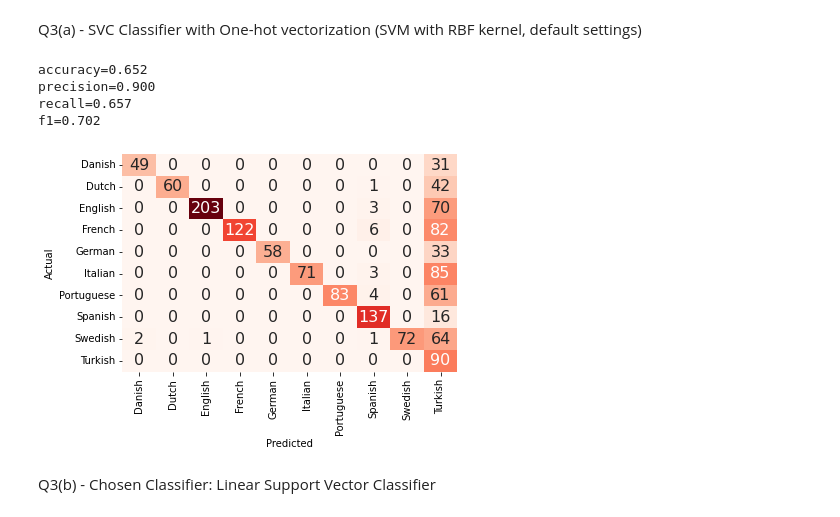
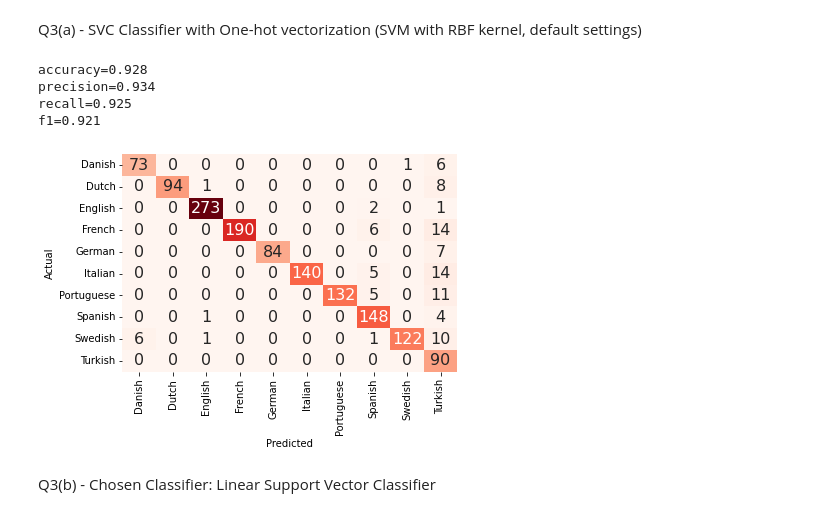
Before and after one commit to gianmarcocrn/language-detection-text-classifier, a Jupyter notebook: language_classifier.ipynb, the cells around one changed output. Saved outputs shown, nothing was run; the diff lists cells and outputs as text; code cells hidden in the pictures.

```diff
--- a/language_classifier.ipynb
+++ b/language_classifier.ipynb
@@ -323,33 +385,33 @@ Q3(a) - SVC Classifier with One-hot vectorization (SVM with RBF kernel, default
 # %%
 from sklearn.svm import SVC
 
 vectorizer = CountVectorizer(binary=True)
 X_train_one_hot = vectorizer.fit_transform(texts_train)
 X_val_one_hot = vectorizer.transform(texts_val)
 
 clf = SVC(kernel='rbf')
 clf.fit(X_train_one_hot, labels_train)
-labels_predicted = clf.predict(X_val)
+labels_predicted = clf.predict(X_val_one_hot)
 
 plotConfusionMatrix(labels_val, labels_predicted)
 
 accuracy = accuracy_score(labels_val, labels_predicted)
 print(f"{accuracy=:.3f}")
 
 precision = precision_score(labels_val, labels_predicted, average="macro")
 print(f"{precision=:.3f}")
 
 recall = recall_score(labels_val, labels_predicted, average="macro")
 print(f"{recall=:.3f}")
 
 f1 = f1_score(labels_val, labels_predicted, average="macro")
 print(f"{f1=:.3f}")
 # %% [output]
-accuracy=0.652
-precision=0.900
-recall=0.657
-f1=0.702
+accuracy=0.928
+precision=0.934
+recall=0.925
+f1=0.921
-[figure, old version]
+[figure, new version]
 # %% [markdown]
 Q3(b) - Chosen Classifier: Linear Support Vector Classifier
 # %%
```
Also changed, not shown: parts of 24 cells of this notebook.
